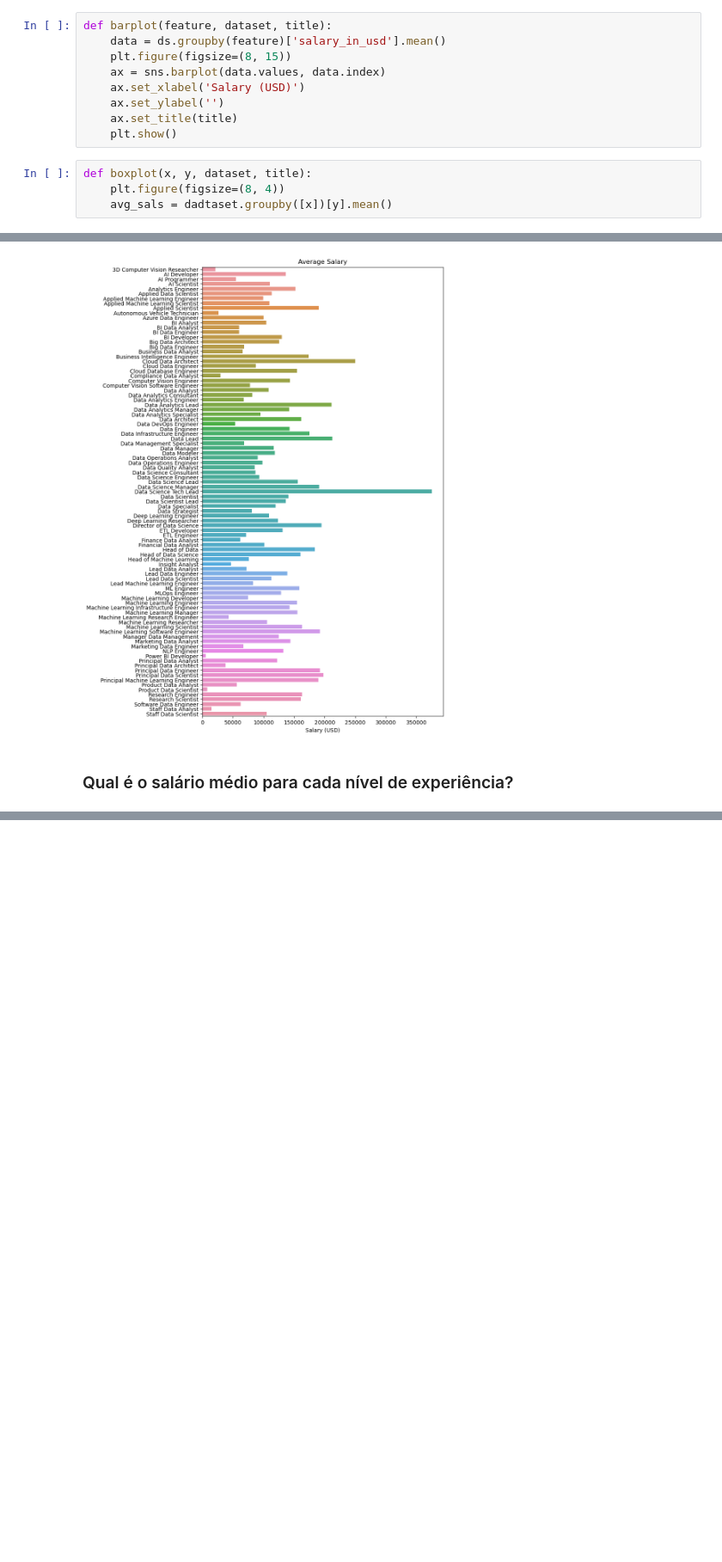
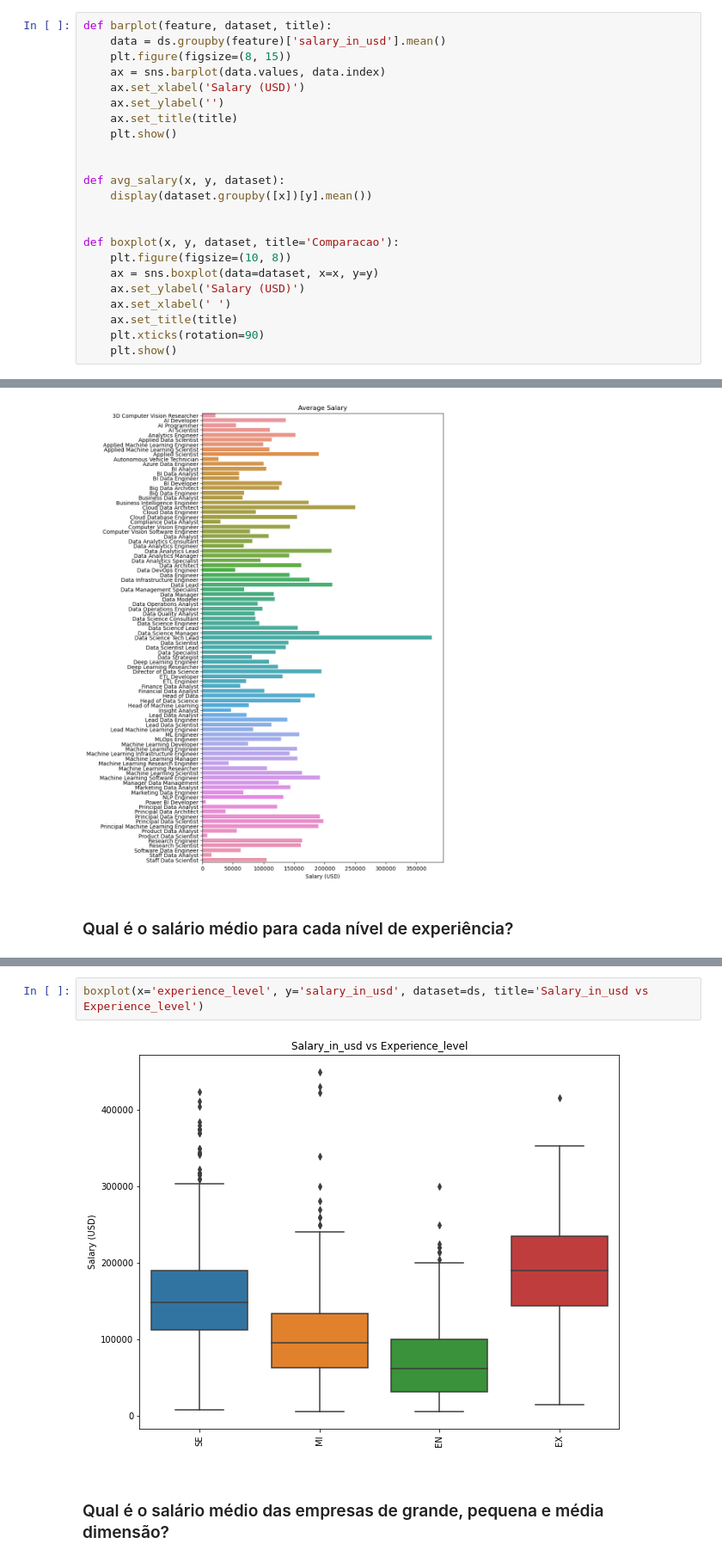
Before and after one commit to AMLG22/EDA_and_DataViz, a Jupyter notebook: ds_salaries/ds_salarios.ipynb, the cells around one changed output, grey strips where cells are left out. Shown at 86% size. Cells and saved outputs as stored; diff of their text form; blank space fills up the shorter version.

```diff
--- a/ds_salaries/ds_salarios.ipynb
+++ b/ds_salaries/ds_salarios.ipynb
@@ -333,10 +335,20 @@ def barplot(feature, dataset, title):
     ax.set_ylabel('')
     ax.set_title(title)
     plt.show()
+
+
+def avg_salary(x, y, dataset):
+    display(dataset.groupby([x])[y].mean())
+
+
+def boxplot(x, y, dataset, title='Comparacao'):
+    plt.figure(figsize=(10, 8))
+    ax = sns.boxplot(data=dataset, x=x, y=y)
+    ax.set_ylabel('Salary (USD)')
+    ax.set_xlabel(' ')
+    ax.set_title(title)
+    plt.xticks(rotation=90)
+    plt.show()
-# %%
-def boxplot(x, y, dataset, title):
-    plt.figure(figsize=(8, 4))
-    avg_sals = dadtaset.groupby([x])[y].mean()
 # %% [markdown]
 ### Qual é o cargo que aufere o salário mais elevado?
 # %%
@@ -347,0 +369,6 @@ barplot('job_title', ds, 'Average Salary')
+# %%
+boxplot(x='experience_level', y='salary_in_usd', dataset=ds, title='Salary_in_usd vs Experience_level')
+# %% [output]
+[figure, added]
+# %% [markdown]
+### Qual é o salário médio das empresas de grande, pequena e média dimensão?
```
Also changed, not shown: parts of 9 cells of this notebook.
